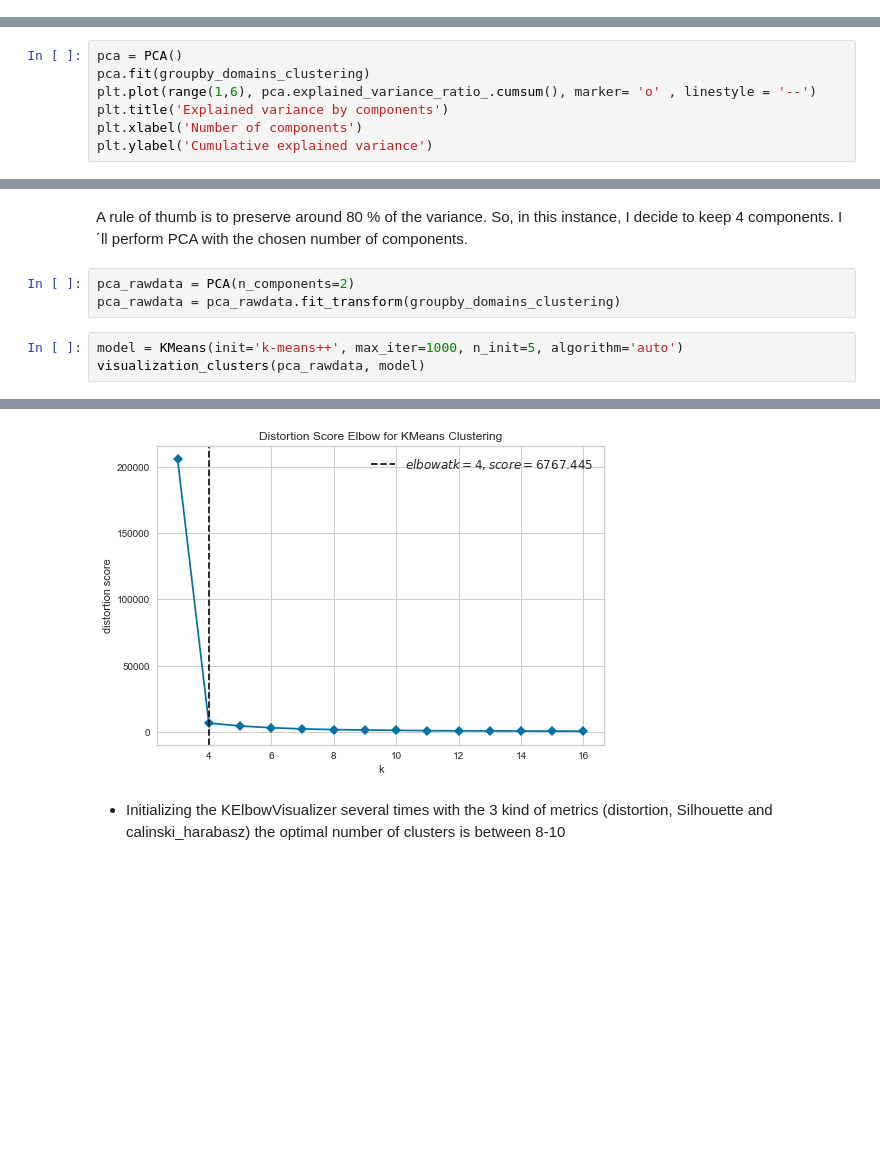
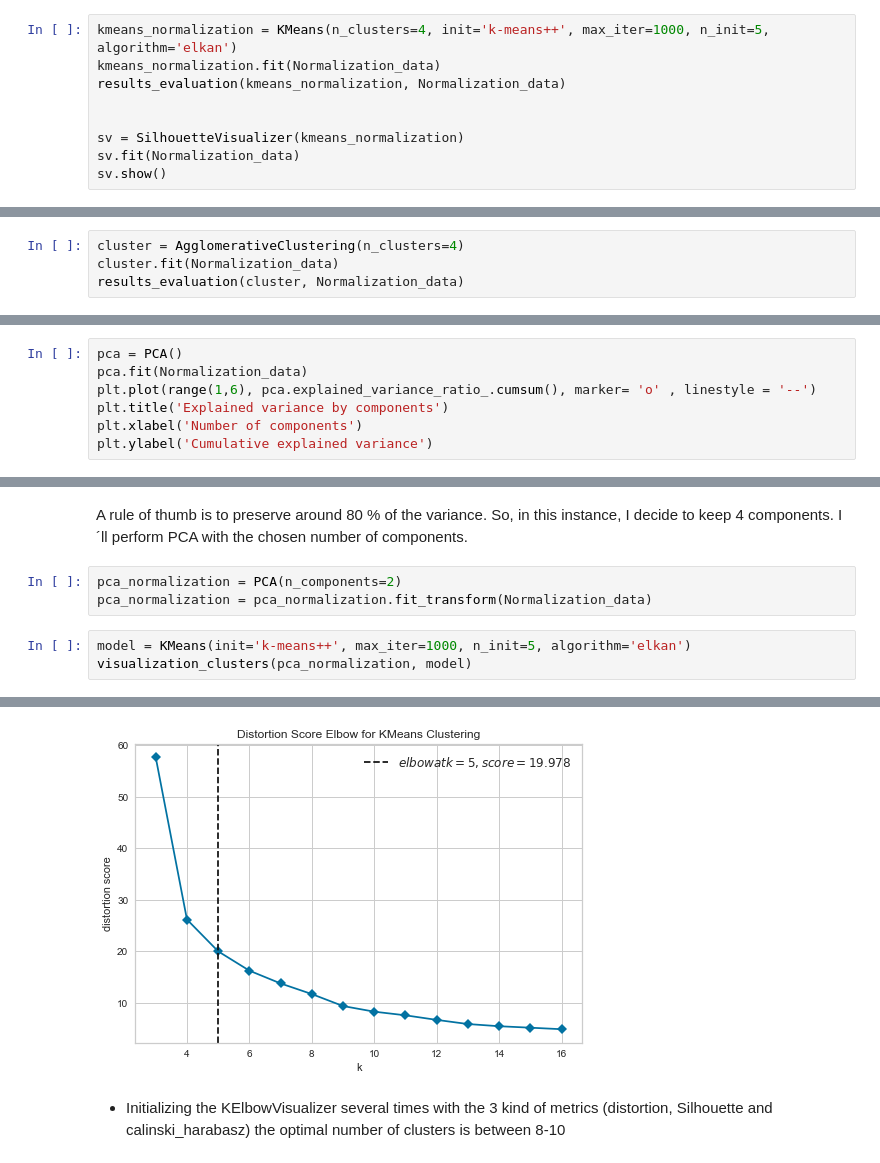
Before and after one commit to rfisla/FINAL-PROJECT-OF-KSCHOOL-MASTER, a Jupyter notebook: Clustering Algorithm tests.ipynb, the cells around one changed output, grey strips where cells are left out. Cells and saved outputs as stored; diff of their text form; blank space fills up the shorter version.

```diff
--- a/Clustering Algorithm tests.ipynb
+++ b/Clustering Algorithm tests.ipynb
@@ -843,0 +339,9 @@ Text(0, 0.5, 'Cumulative explained variance')
+# %%
+kmeans_normalization = KMeans(n_clusters=4, init='k-means++', max_iter=1000, n_init=5, algorithm='elkan')
+kmeans_normalization.fit(Normalization_data)
+results_evaluation(kmeans_normalization, Normalization_data)
+
+
+sv = SilhouetteVisualizer(kmeans_normalization)
+sv.fit(Normalization_data)
+sv.show()
@@ -843,0 +483,4 @@ Text(0, 0.5, 'Cumulative explained variance')
+# %%
+cluster = AgglomerativeClustering(n_clusters=4)
+cluster.fit(Normalization_data)
+results_evaluation(cluster, Normalization_data)
@@ -1008,6 +768,6 @@ sns.scatterplot(pca_minmax_df[0],pca_minmax_df[1],hue=pca_minmax_df['Cluster'],
 # %%
 pca = PCA()
-pca.fit(groupby_domains_clustering)
+pca.fit(Normalization_data)
 plt.plot(range(1,6), pca.explained_variance_ratio_.cumsum(), marker= 'o' , linestyle = '--')
 plt.title('Explained variance by components')
 plt.xlabel('Number of components')
@@ -1018,9 +778,9 @@ Text(0, 0.5, 'Cumulative explained variance')
 # %% [markdown]
  A rule of thumb is to preserve around 80 % of the variance. So, in this instance, I decide to keep 4 components. I´ll perform PCA with the chosen number of components.
 # %%
-pca_rawdata = PCA(n_components=2)
-pca_rawdata = pca_rawdata.fit_transform(groupby_domains_clustering)
+pca_normalization = PCA(n_components=2)
+pca_normalization = pca_normalization.fit_transform(Normalization_data)
 # %%
-model = KMeans(init='k-means++', max_iter=1000, n_init=5, algorithm='auto')
-visualization_clusters(pca_rawdata, model)
+model = KMeans(init='k-means++', max_iter=1000, n_init=5, algorithm='elkan')
+visualization_clusters(pca_normalization, model)
 # %% [output]
@@ -1029,4 +789,4 @@ visualization_clusters(pca_rawdata, model)
-[figure, old version]
+[figure, new version]
 # %% [markdown]
 - Initializing the KElbowVisualizer several times with the 3 kind of metrics (distortion, Silhouette and calinski_harabasz) the optimal number of clusters is between 8-10
 # %%
```
Also changed, not shown: parts of 230 cells of this notebook.
